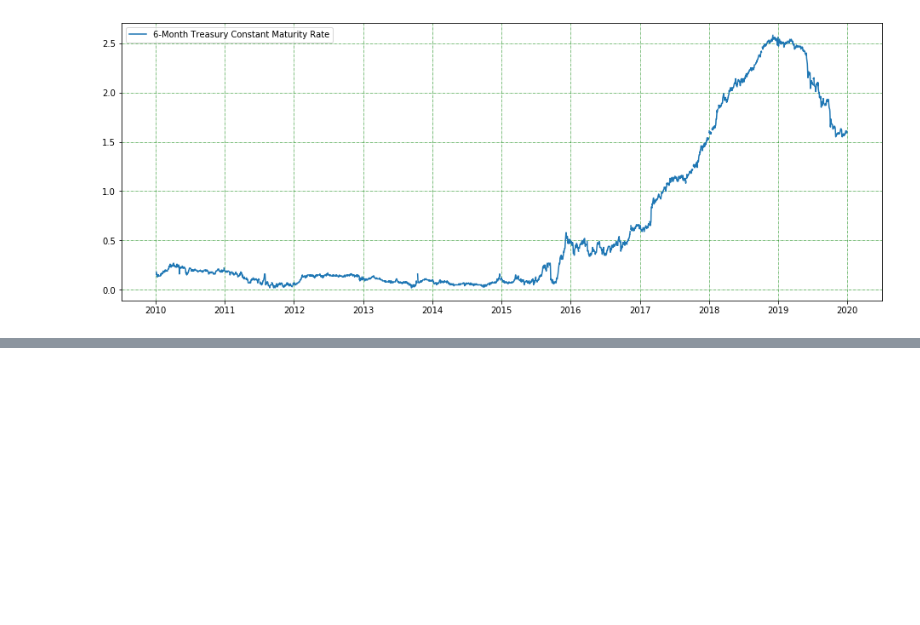
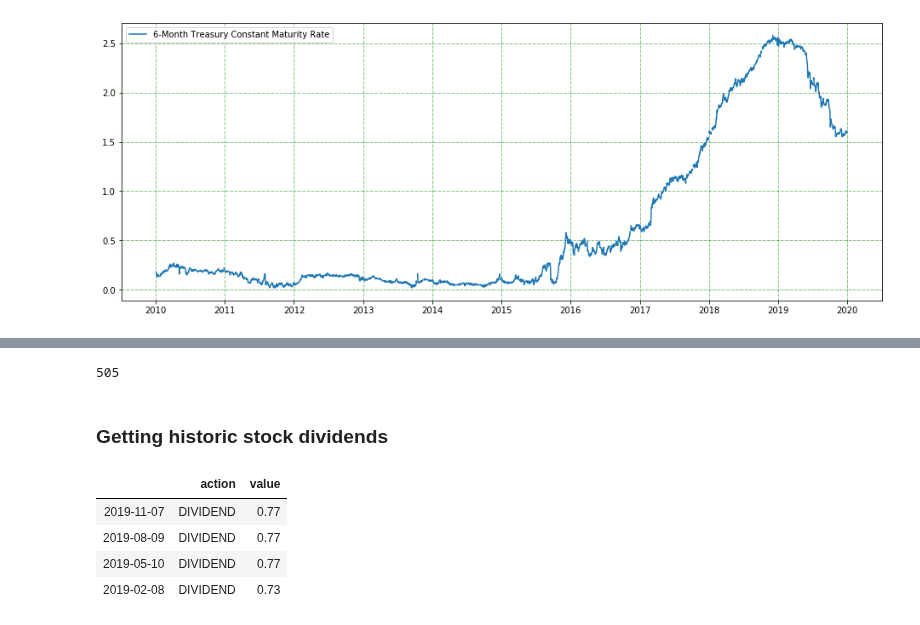
Before and after one commit to kiskani/kiskani.github.io, a Jupyter notebook: finance/2020/01/03/Finance-Notebook-1.ipynb, the cells around one changed output, grey strips where cells are left out. Saved outputs shown, nothing was run; the diff lists cells and outputs as text; code cells hidden in the pictures; blank space fills up the shorter version.

Commit message:
dividend

```diff
--- a/finance/2020/01/03/Finance-Notebook-1.ipynb
+++ b/finance/2020/01/03/Finance-Notebook-1.ipynb
@@ -427,0 +461,14 @@ compute_stats(['EXPE', 'GOOG', 'MSFT', 'AAPL', 'BB', 'JNPR', 'BRK-B', 'BRK-A'])
+# %%
+len(SP_500_symbol_list)
+# %% [output]
+505
+# %% [markdown]
+### Getting historic stock dividends
+# %%
+get_historical_data('AAPL', start_date='2019-01-02', end_date='2019-12-31', source = 'yahoo-dividends')
+# %% [output]
+|  | action | value |
+| 2019-11-07 | DIVIDEND | 0.77 |
+| 2019-08-09 | DIVIDEND | 0.77 |
+| 2019-05-10 | DIVIDEND | 0.77 |
+| 2019-02-08 | DIVIDEND | 0.73 |
```
Also changed, not shown: parts of 9 cells of this notebook, 1 other file.
